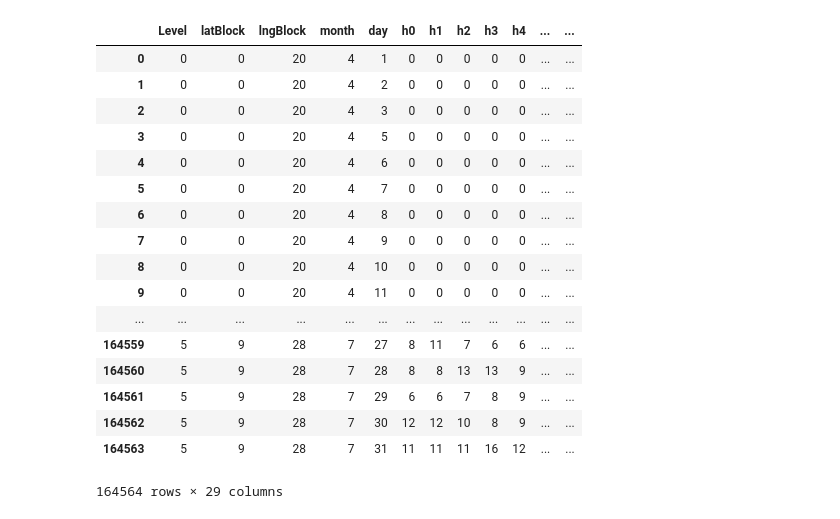
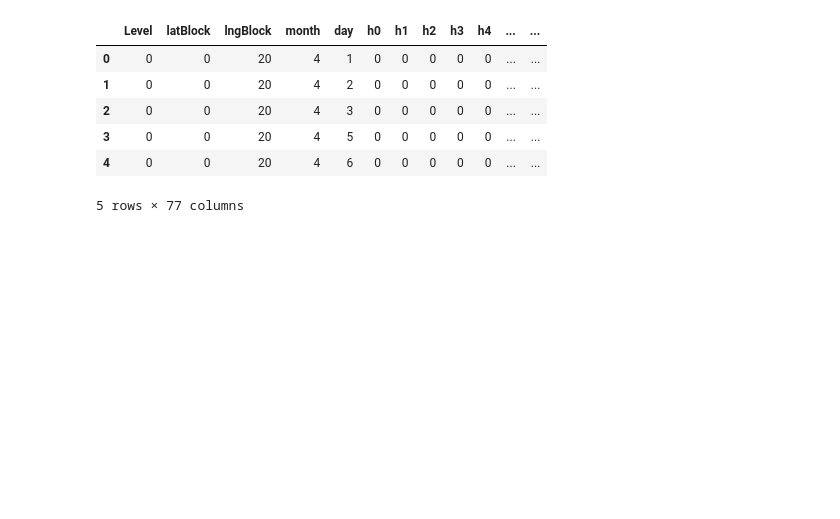
Before and after one commit to Yuhan-Wg/INF560-Project-Visiting_suggestion_service, a Jupyter notebook: notebook/RNN model.ipynb, the cells around one changed output. Drawn from its saved outputs; the diff is of its cells as text; code cells hidden in the pictures; blank space fills up the shorter version.

```diff
--- a/notebook/RNN model.ipynb
+++ b/notebook/RNN model.ipynb
@@ -68,22 +51,52 @@ agg({"h%s"%(h):"max" for h in range(24)}).reset_index().fillna(0).astype("int")
-# %%
-df.groupby(["Level","latBlock","lngBlock","month","day"]).\
-agg({"h%s"%(h):"min" for h in range(24)}).reset_index().fillna(0).astype("int")
-# %% [output]
-|  | Level | latBlock | lngBlock | month | day | h0 | h1 | h2 | h3 | h4 | ... | ... |
-| 0 | 0 | 0 | 20 | 4 | 1 | 0 | 0 | 0 | 0 | 0 | ... | ... |
-| 1 | 0 | 0 | 20 | 4 | 2 | 0 | 0 | 0 | 0 | 0 | ... | ... |
-| 2 | 0 | 0 | 20 | 4 | 3 | 0 | 0 | 0 | 0 | 0 | ... | ... |
-| 3 | 0 | 0 | 20 | 4 | 5 | 0 | 0 | 0 | 0 | 0 | ... | ... |
-| 4 | 0 | 0 | 20 | 4 | 6 | 0 | 0 | 0 | 0 | 0 | ... | ... |
-| 5 | 0 | 0 | 20 | 4 | 7 | 0 | 0 | 0 | 0 | 0 | ... | ... |
-| 6 | 0 | 0 | 20 | 4 | 8 | 0 | 0 | 0 | 0 | 0 | ... | ... |
-| 7 | 0 | 0 | 20 | 4 | 9 | 0 | 0 | 0 | 0 | 0 | ... | ... |
-| 8 | 0 | 0 | 20 | 4 | 10 | 0 | 0 | 0 | 0 | 0 | ... | ... |
-| 9 | 0 | 0 | 20 | 4 | 11 | 0 | 0 | 0 | 0 | 0 | ... | ... |
-| ... | ... | ... | ... | ... | ... | ... | ... | ... | ... | ... | ... | ... |
-| 164559 | 5 | 9 | 28 | 7 | 27 | 8 | 11 | 7 | 6 | 6 | ... | ... |
-| 164560 | 5 | 9 | 28 | 7 | 28 | 8 | 8 | 13 | 13 | 9 | ... | ... |
-| 164561 | 5 | 9 | 28 | 7 | 29 | 6 | 6 | 7 | 8 | 9 | ... | ... |
-| 164562 | 5 | 9 | 28 | 7 | 30 | 12 | 12 | 10 | 8 | 9 | ... | ... |
-| 164563 | 5 | 9 | 28 | 7 | 31 | 11 | 11 | 11 | 16 | 12 | ... | ... |
-164564 rows × 29 columns
+# %%
+df1 = deepcopy(df)
+df1.loc[:,"lngBlock"]-=1
+df1.rename(columns={"h%s"%(h):"h%s_right"%(h) for h in range(24)}, inplace=True)
+df2 = deepcopy(df)
+df2.loc[:,"lngBlock"]+=1
+df2.rename(columns={"h%s"%(h):"h%s_left"%(h) for h in range(24)}, inplace=True)
+df3 = deepcopy(df)
+df3.loc[:,"latBlock"]-=1
+df3.rename(columns={"h%s"%(h):"h%s_upper"%(h) for h in range(24)}, inplace=True)
+df4 = deepcopy(df)
+df4.loc[:,"latBlock"]+=1
+df4.rename(columns={"h%s"%(h):"h%s_lower"%(h) for h in range(24)}, inplace=True)
+# %%
+df = df.merge(df1,how="left",on=["Level","latBlock","lngBlock","month","day"])\
+.merge(df2,how="left",on=["Level","latBlock","lngBlock","month","day"])\
+.merge(df3,how="left",on=["Level","latBlock","lngBlock","month","day"])\
+.merge(df4,how="left",on=["Level","latBlock","lngBlock","month","day"])
+# %%
+for h in range(24):
+    df["h%s_neighbor1"%(h)] = df[["h%s_right"%(h),"h%s_left"%(h),"h%s_upper"%(h),"h%s_lower"%(h)]].mean(axis=1)
+    df.drop(["h%s_right"%(h),"h%s_left"%(h),"h%s_upper"%(h),"h%s_lower"%(h)],axis=1, inplace=True)
+# %%
+%%time
+df1 = deepcopy(df)
+for i in [-1,0,1]:
+    for j in [-1,0,1]:
+        if i==0 and j==0:
+            continue
+        df_temp = deepcopy(df1)
+        df_temp.loc[:,"lngBlock"]+=i
+        df_temp.loc[:,"latBlock"]+=j
+        df_temp.rename(columns={"h%s"%(h):"h%s_%s_%s"%(h,i,j) for h in range(24)}, inplace=True)
+        df = df.merge(df_temp,how="left",on=["Level","latBlock","lngBlock","month","day"])
+
+for h in range(24):
+    df["h%s_neighbor1"%(h)] = df[["h%s_%s_%s"%(h,i,j) for i,j in [(0,1),(0,-1),(-1,0),(1,0)]]].mean(axis=1)
+
+for h in range(24):
+    df["h%s_neighbor2"%(h)] = df[["h%s_%s_%s"%(h,i,j) for i in [-1,1] for j in [-1,1]]].mean(axis=1)
+
+df.drop(["h%s_%s_%s"%(h,i,j) for h in range(24) for i in [-1,0,1] for j in [-1,0,1] if i!=0 or j!=0],axis=1, inplace=True)
+# %%
+df.head()
+# %% [output]
+|  | Level | latBlock | lngBlock | month | day | h0 | h1 | h2 | h3 | h4 | ... | ... |
+| 0 | 0 | 0 | 20 | 4 | 1 | 0 | 0 | 0 | 0 | 0 | ... | ... |
+| 1 | 0 | 0 | 20 | 4 | 2 | 0 | 0 | 0 | 0 | 0 | ... | ... |
+| 2 | 0 | 0 | 20 | 4 | 3 | 0 | 0 | 0 | 0 | 0 | ... | ... |
+| 3 | 0 | 0 | 20 | 4 | 5 | 0 | 0 | 0 | 0 | 0 | ... | ... |
+| 4 | 0 | 0 | 20 | 4 | 6 | 0 | 0 | 0 | 0 | 0 | ... | ... |
+5 rows × 77 columns
```
Also changed, not shown: parts of 11 cells of this notebook, 1 other file.
